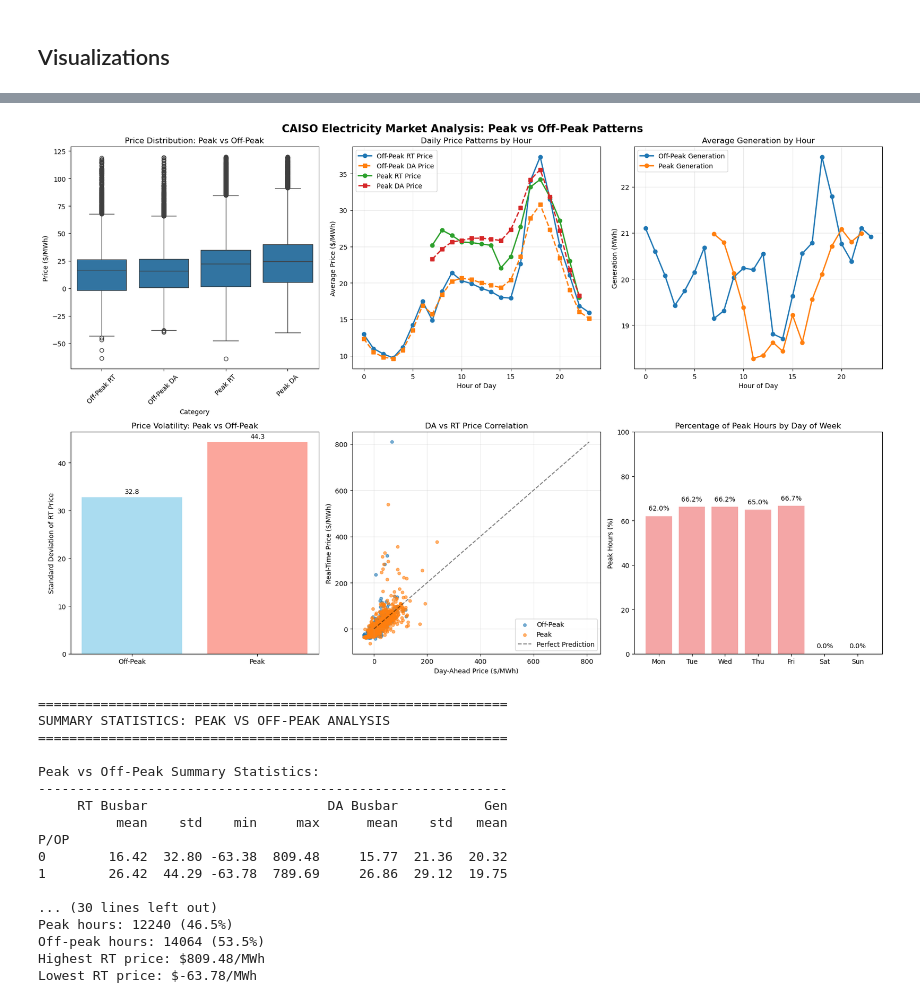
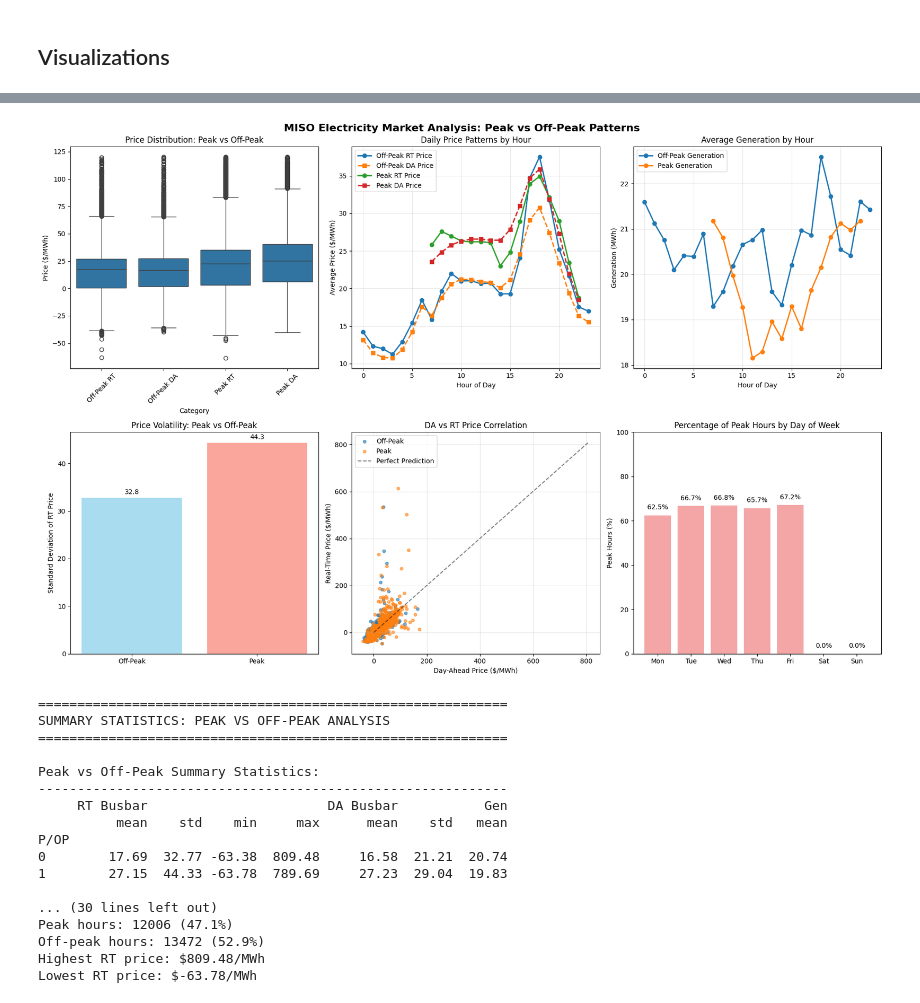
Before and after one commit to anupbhowmik/avangrid-runtime-error, a Jupyter notebook: notebooks/visualization.ipynb, the cells around one changed output, grey strips where cells are left out. Saved outputs shown, nothing was run; the diff lists cells and outputs as text; code cells hidden in the pictures.

```diff
--- a/notebooks/visualization.ipynb
+++ b/notebooks/visualization.ipynb
@@ -6,7 +6,7 @@ import seaborn as sns
 # %% [markdown]
 ## Visualizations
 # %%
-def visulaize_data(url):
+def visulaize_data(url, data_name):
     # Load data
     df = pd.read_csv(url)
 
@@ -24,7 +24,7 @@ def visulaize_data(url):
 
     # Create visualization
     fig, axes = plt.subplots(2, 3, figsize=(18, 12))
-    fig.suptitle('CAISO Electricity Market Analysis: Peak vs Off-Peak Patterns', fontsize=16, fontweight='bold')
+    fig.suptitle(f'{data_name} Electricity Market Analysis: Peak vs Off-Peak Patterns', fontsize=16, fontweight='bold')
 
     # 1. FIXED: Price comparison - create data properly for boxplot
     price_data = []
@@ -225,9 +225,9 @@ Off-peak hours: 14064 (53.5%)
 Highest RT price: $979.26/MWh
 Lowest RT price: $-54.58/MWh
 # %%
-visulaize_data("../data/MISO-Historical-Data.csv")
+visulaize_data("../data/MISO-Historical-Data.csv", "MISO")
 # %% [output]
-[figure, old version]
+[figure, new version]
 ============================================================
 SUMMARY STATISTICS: PEAK VS OFF-PEAK ANALYSIS
 ============================================================
@@ -237,11 +237,11 @@ Peak vs Off-Peak Summary Statistics:
      RT Busbar                       DA Busbar           Gen
           mean    std    min     max      mean    std   mean
 P/OP
-0        16.42  32.80 -63.38  809.48     15.77  21.36  20.32
-1        26.42  44.29 -63.78  789.69     26.86  29.12  19.75
+0        17.69  32.77 -63.38  809.48     16.58  21.21  20.74
+1        27.15  44.33 -63.78  789.69     27.23  29.04  19.83
 
 ... (30 lines left out)
-Peak hours: 12240 (46.5%)
-Off-peak hours: 14064 (53.5%)
+Peak hours: 12006 (47.1%)
+Off-peak hours: 13472 (52.9%)
 Highest RT price: $809.48/MWh
 Lowest RT price: $-63.78/MWh
```
Also changed, not shown: parts of 2 cells of this notebook, 14 other files.
